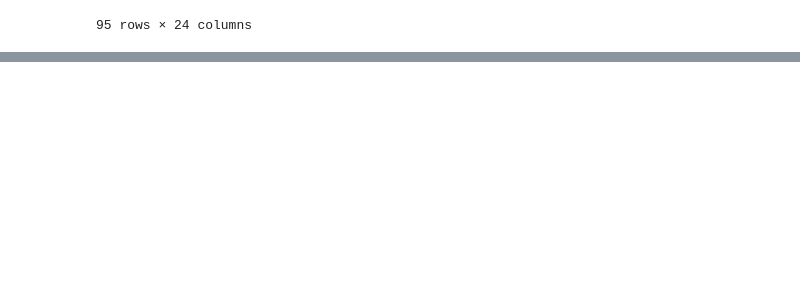
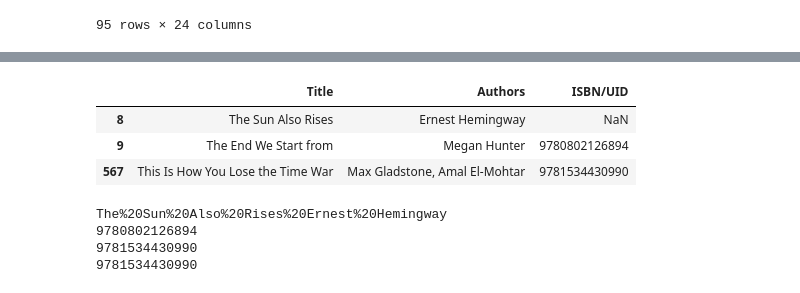
Before and after one commit to arsilva02/librarianproject, a Jupyter notebook: WebScrapingAndFeatureGen.ipynb, the cells around one changed output, grey strips where cells are left out. Cells and saved outputs as stored; diff of their text form; code cells hidden in the pictures; blank space fills up the shorter version.

Commit message:
search

```diff
--- a/WebScrapingAndFeatureGen.ipynb
+++ b/WebScrapingAndFeatureGen.ipynb
@@ -46,0 +59,33 @@ df[df['Translated']]
+# %%
+book_search = test[['Title','Authors','ISBN/UID']]
+book_search
+# %% [output]
+|  | Title | Authors | ISBN/UID |
+| 8 | The Sun Also Rises | Ernest Hemingway | NaN |
+| 9 | The End We Start from | Megan Hunter | 9780802126894 |
+| 567 | This Is How You Lose the Time War | Max Gladstone, Amal El-Mohtar | 9781534430990 |
+# %%
+def scraper(df):
+  master = 'app.thestorygraph.com'
+
+  for index, row in df.iterrows():
+    title = row['Title']
+    author = row['Authors'].replace(", ", " ")
+    isbn = row['ISBN/UID']
+
+    if pd.isna(isbn):
+      search = f"{title.replace(' ', '%20')}%20{author.replace(' ', '%20')}"
+    else:
+      search = isbn
+
+    print(search)
+
+
+  print(isbn)
+
+scraper(book_search)
+# %% [output]
+The%20Sun%20Also%20Rises%20Ernest%20Hemingway
+9780802126894
+9781534430990
+9781534430990
```
Also changed, not shown: parts of 5 cells of this notebook.
